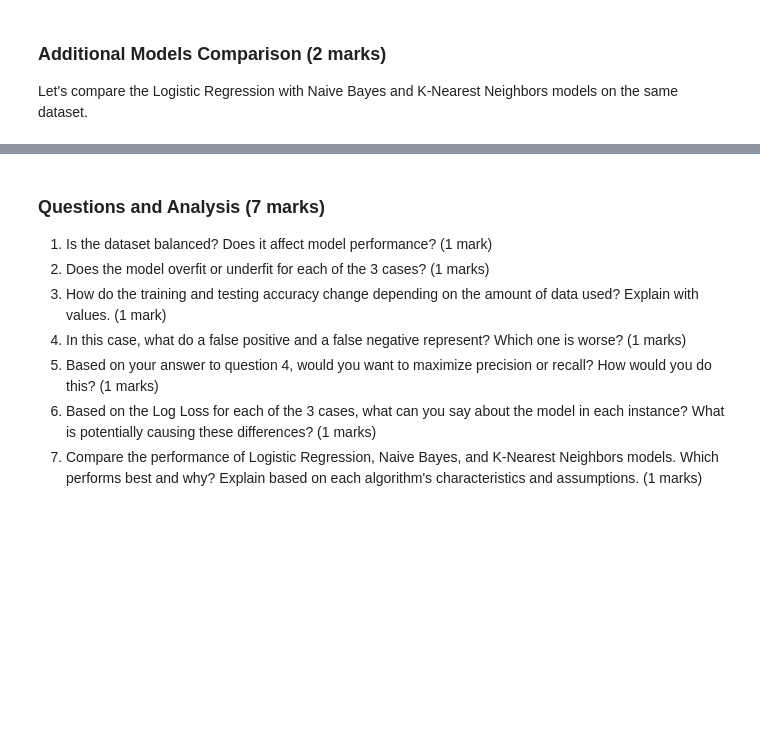
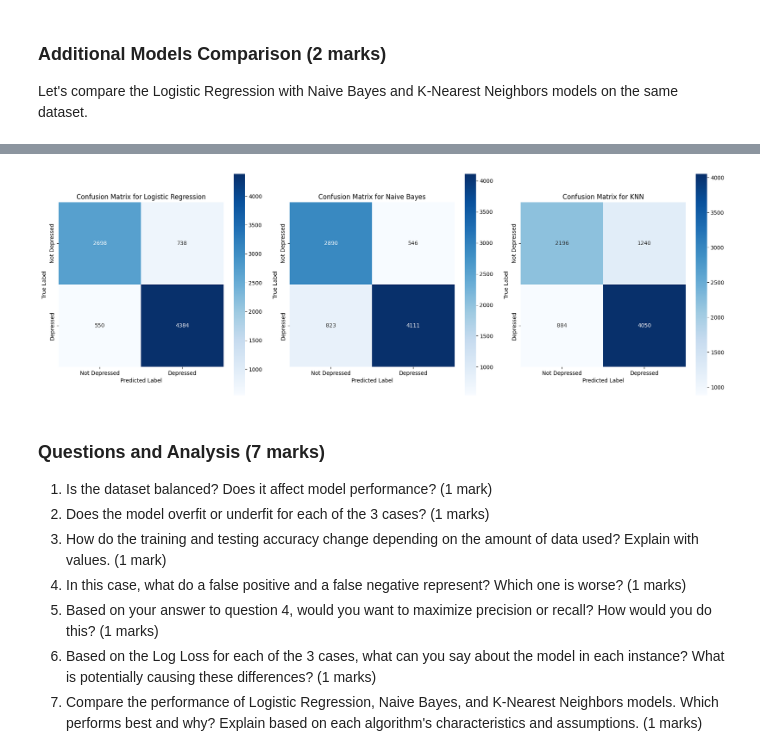
Before and after one commit to prabjotsanghera/ENGG680_2025_Fall, a Jupyter notebook: Lab_Assignment2/Assignment2_Upload.ipynb, the cells around one changed output, grey strips where cells are left out. Saved outputs shown, nothing was run; the diff lists cells and outputs as text; code cells hidden in the pictures; blank space fills up the shorter version.

```diff
--- a/Lab_Assignment2/Assignment2_Upload.ipynb
+++ b/Lab_Assignment2/Assignment2_Upload.ipynb
@@ -967,20 +1061,25 @@ from sklearn.neighbors import KNeighborsClassifier
 # Initialize models (0.5 marks)
 
 models = {
-
+    "Logistic Regression": LogisticRegression(max_iter=2000, random_state=0),
+    "Naive Bayes": GaussianNB(),
+    "KNN": KNeighborsClassifier(n_neighbors=5) # Using default n_neighbors=5
 }
 
 # Train and evaluate each model using the full dataset (0.5 marks)
 model_results = {}
 
 for name, model_instance in models.items():
+    print(f"\n--- Evaluating {name} ---")
     # Train the model
-
+    model_instance.fit(X_train_full, y_train_full)
 
     # Make predictions
-
+    y_pred = model_instance.predict(X_test_full)
 
     # Calculate accuracy
-
+    accuracy = accuracy_score(y_test_full, y_pred)
 
     # Print results
+    model_results[name] = accuracy
+    print(f"{name} Test Accuracy: {accuracy:.4f}")
@@ -994,6 +1102,35 @@ for name, model_instance in models.items():
 
 
 plt.show()
+# %%
+from sklearn.metrics import confusion_matrix
+import matplotlib.pyplot as plt
+import seaborn as sns
+
+fig, axes = plt.subplots(1, 3, figsize=(18, 6))
+axes = axes.flatten()
+
+for i, (name, model_instance) in enumerate(models.items()):
+    y_pred = model_instance.predict(X_test_full)
+    conf_mat = confusion_matrix(y_test_full, y_pred)
+
+    sns.heatmap(conf_mat,
+                xticklabels=['Not Depressed', 'Depressed'],
+                yticklabels=['Not Depressed', 'Depressed'],
+                square=True,
+                annot=True,
+                cbar=True,
+                fmt='d',
+                cmap='Blues',
+                ax=axes[i])
+    axes[i].set_xlabel('Predicted Label')
+    axes[i].set_ylabel('True Label')
+    axes[i].set_title(f'Confusion Matrix for {name}')
+
+plt.tight_layout()
+plt.show()
+# %% [output]
+[figure, added]
 # %% [markdown]
 ### Questions and Analysis (7 marks)
 
```
Also changed, not shown: parts of 28 cells of this notebook.
